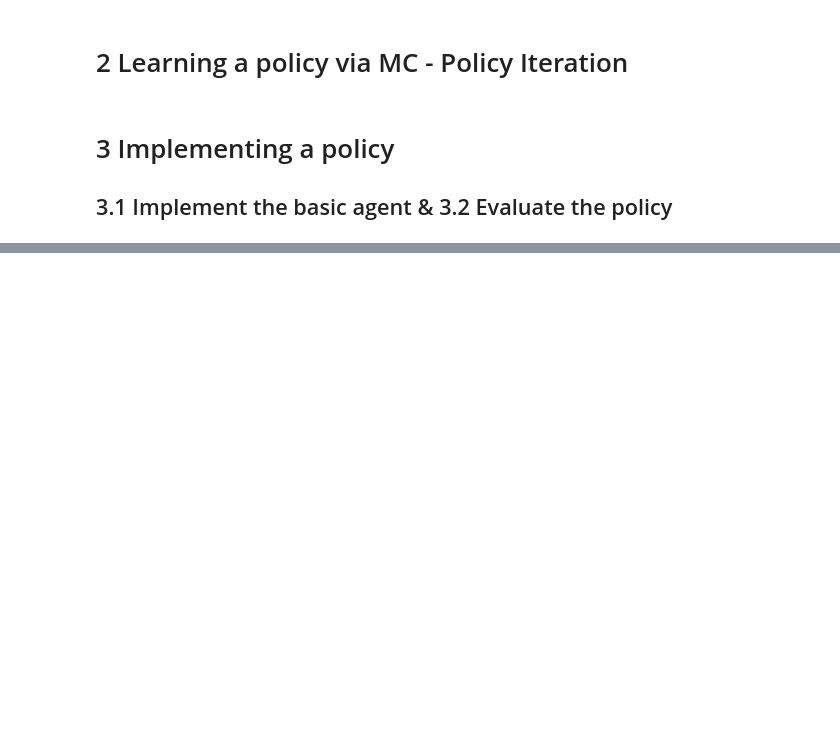
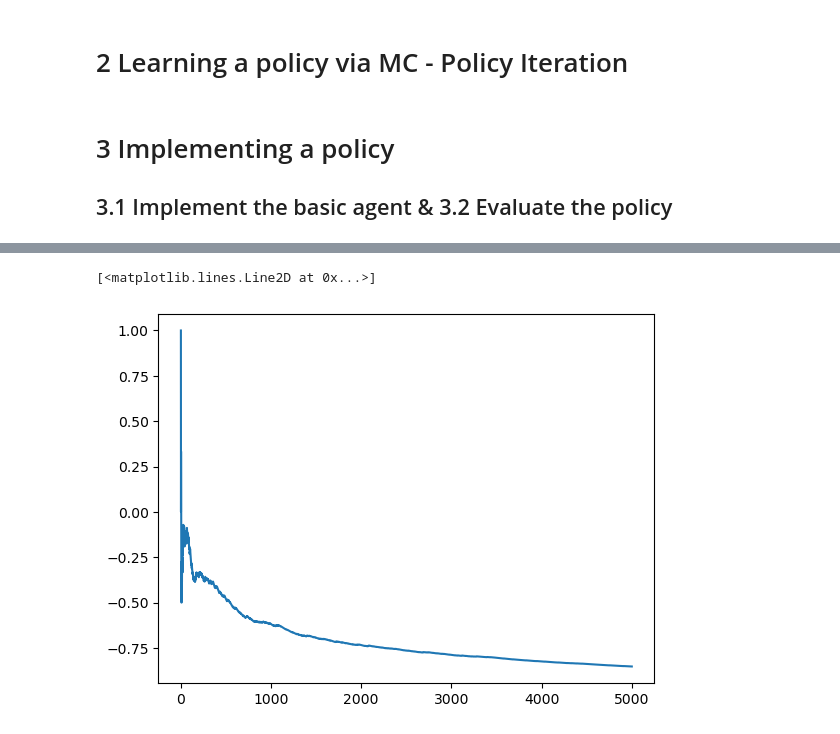
Before and after one commit to doelfi/DRL_BurgstalerDollmannWarnecke, a Jupyter notebook: DRL_homework02_Hendrik.ipynb, the cells around one changed output, grey strips where cells are left out. Drawn from its saved outputs; the diff is of its cells as text; code cells hidden in the pictures; blank space fills up the shorter version.

```diff
--- a/DRL_homework02_Hendrik.ipynb
+++ b/DRL_homework02_Hendrik.ipynb
@@ -9,7 +9,8 @@ BOARD_COLS = 5
 # states = 3x5
 WIN_STATE = (0, 2)
 LOSE_STATE_I = (1, 0)
-LOSE_STATE_II = (1, 4)
+#LOSE_STATE_II = (1, 4)
+LOSE_STATE_II = (10, 10)
 START = (2, 2)
 WALL = (1, 2)
 DETERMINISTIC = True
@@ -36,11 +37,11 @@ class GridWorld():
         return: next position
         """
         if self.det:
-            if action == "up":
+            if action == 0:
                 nextState = (self.state[0] - 1, self.state[1])
-            elif action == "down":
+            elif action == 1:
                 nextState = (self.state[0] + 1, self.state[1])
-            elif action == "left":
+            elif action == 2:
                 nextState = (self.state[0], self.state[1] - 1)
             else:
                 nextState = (self.state[0], self.state[1] + 1)
@@ -212,9 +166,0 @@ KeyboardInterrupt:
-# %%
-GW.showBoard()
-
-for k in range(1,10001):
-    ag.play()
-    # Show MC-estimates per 50, 200, 500, 1000, 10000
-    if k in [50,200,500,1000,10000]:
-        print("k =",k)
-        ag.showValues()
@@ -261,0 +169,16 @@ print(l[0][0])
+# %%
+#FIXME: tends to get stuck in some episode every other run
+import time
+ag = Agent()
+
+times = []
+start_time = time.time()
+for k in range(1,5001):
+    ag.play()
+    times.append(time.time() - start_time)
+    print(k, np.round(np.average(ag.returns),3), np.round(ag.epsilon, 3))
+
+
+r = np.array(ag.returns)
+print(np.count_nonzero(r > 0), "positive runs")
+print(np.count_nonzero(r < 0), "negative runs")
@@ -261,0 +203,11 @@ print(l[0][0])
+# %%
+from matplotlib import pyplot
+avg_returns = []
+
+for k in range(len(ag.returns)):
+    avg_returns.append(np.average(ag.returns[0:k]))
+
+mpl.pyplot.plot(avg_returns)
+# %% [output]
+[<matplotlib.lines.Line2D at 0x...>]
+[figure, added]
```
Also changed, not shown: parts of 8 cells of this notebook.
